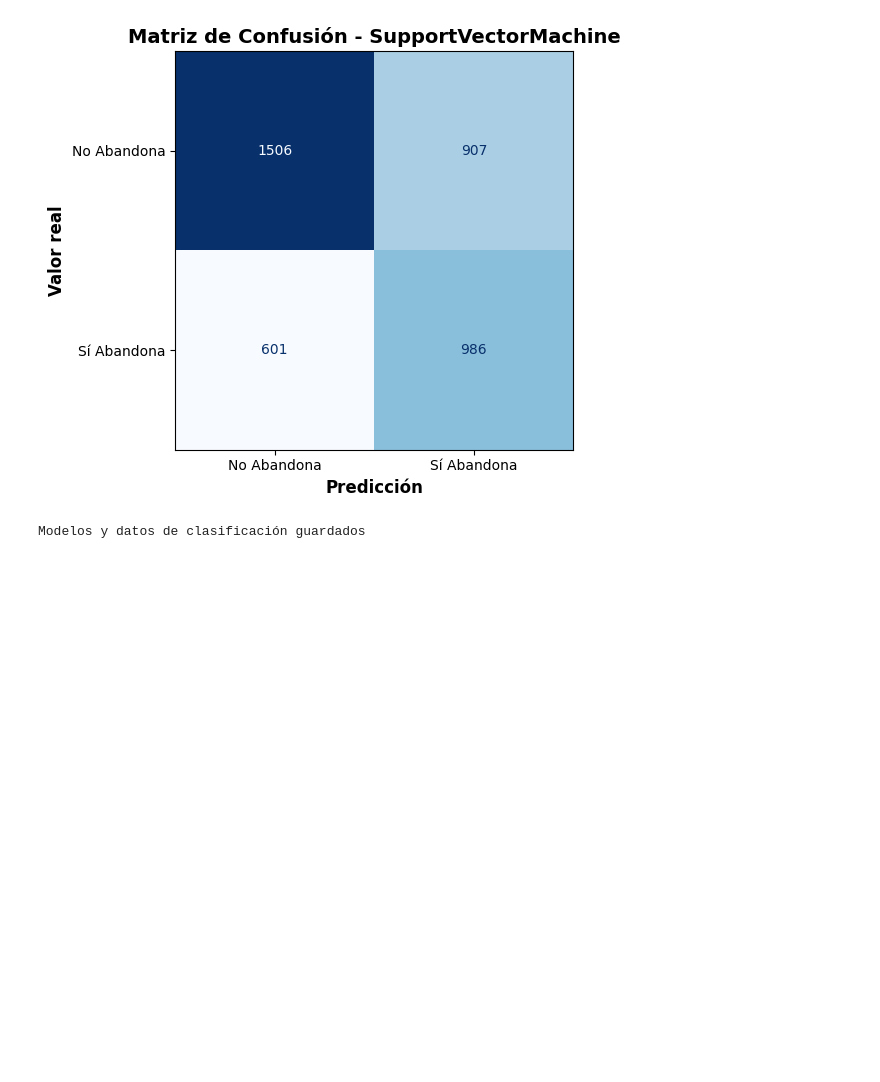
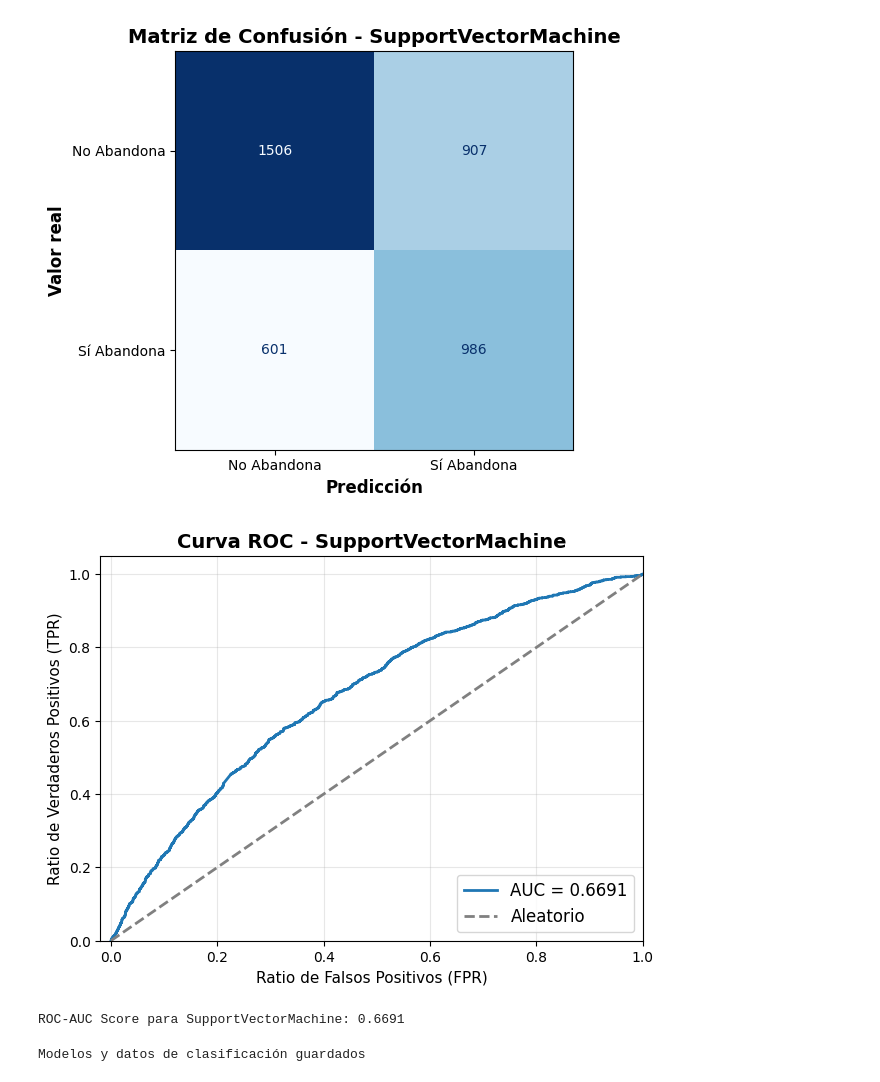
Before and after one commit to ramirezluna-david/proyecto_modelado_grp2, a Jupyter notebook: notebooks/02_modelos_supervisados.ipynb, the cells around one changed output. Saved outputs shown, nothing was run; the diff lists cells and outputs as text; code cells hidden in the pictures; blank space fills up the shorter version.

```diff
--- a/notebooks/02_modelos_supervisados.ipynb
+++ b/notebooks/02_modelos_supervisados.ipynb
@@ -644,6 +682,16 @@ graficar_matriz_confusion(
 )
 # %% [output]
 [figure]
+# %%
+graficar_curva_roc(
+    modelo=pipeline_modelo_svm,
+    X_test=X_test,
+    y_test=y_test,
+    nombre_modelo="SupportVectorMachine"
+)
+# %% [output]
+[figure, added]
+ROC-AUC Score para SupportVectorMachine: 0.6691
 # %%
 # Guarda los pipelines de clasificación entrenados
 joblib.dump(pipeline_modelo_lr, models_dir / "pipeline_modelo_lr_clf.joblib")
```
Also changed, not shown: parts of 4 cells of this notebook, 9 other files.
